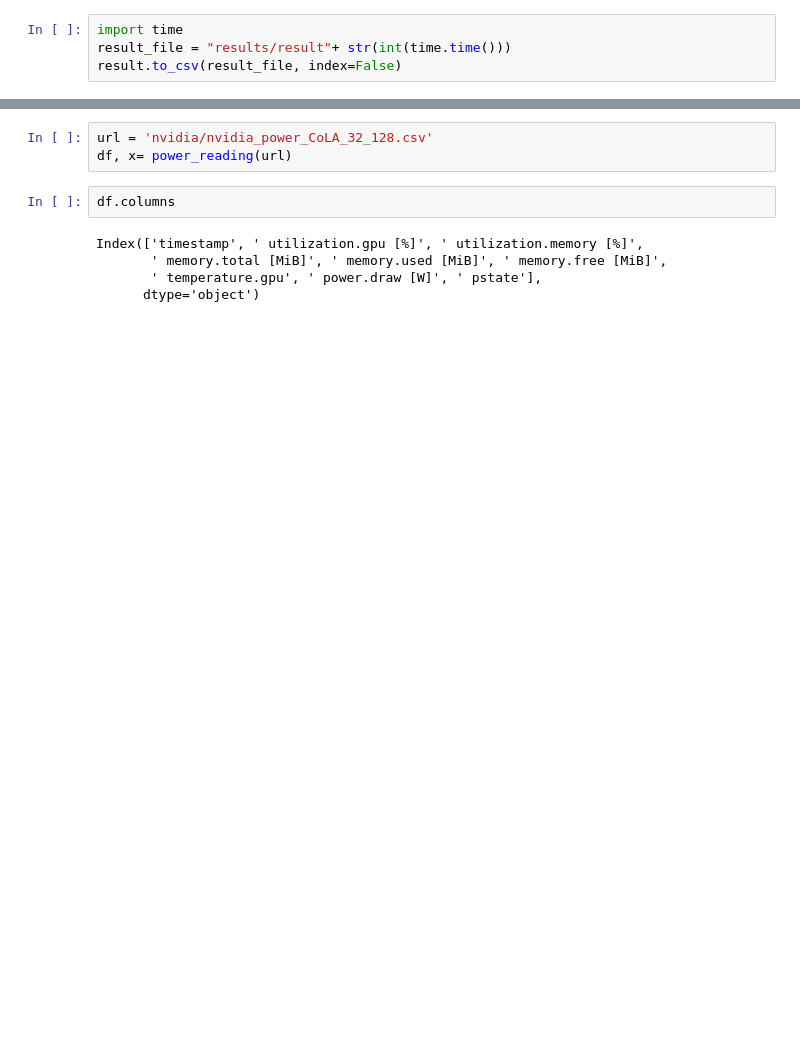
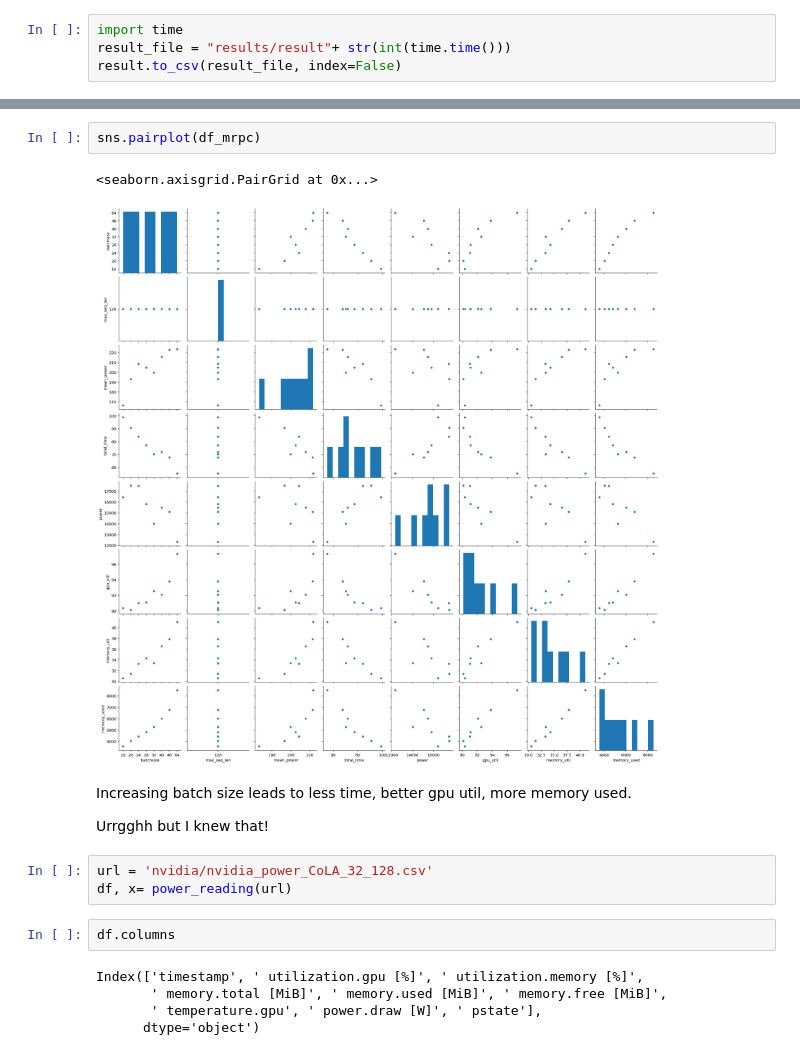
Before and after one commit to MScDissertation/NLP, a Jupyter notebook: nvidia-smi-data.ipynb, the cells around one changed output, grey strips where cells are left out. Cells and saved outputs as stored; diff of their text form; blank space fills up the shorter version.

```diff
--- a/nvidia-smi-data.ipynb
+++ b/nvidia-smi-data.ipynb
@@ -51,3 +96,12 @@ result.to_csv(result_file, index=False)
+# %%
+sns.pairplot(df_mrpc)
+# %% [output]
+<seaborn.axisgrid.PairGrid at 0x...>
+[figure, added]
+# %% [markdown]
+Increasing batch size leads to less time, better gpu util, more memory used.
+
+Urrgghh but I knew that!
 # %%
 url = 'nvidia/nvidia_power_CoLA_32_128.csv'
 df, x= power_reading(url)
```
Also changed, not shown: parts of 10 cells of this notebook, 2 other files.
